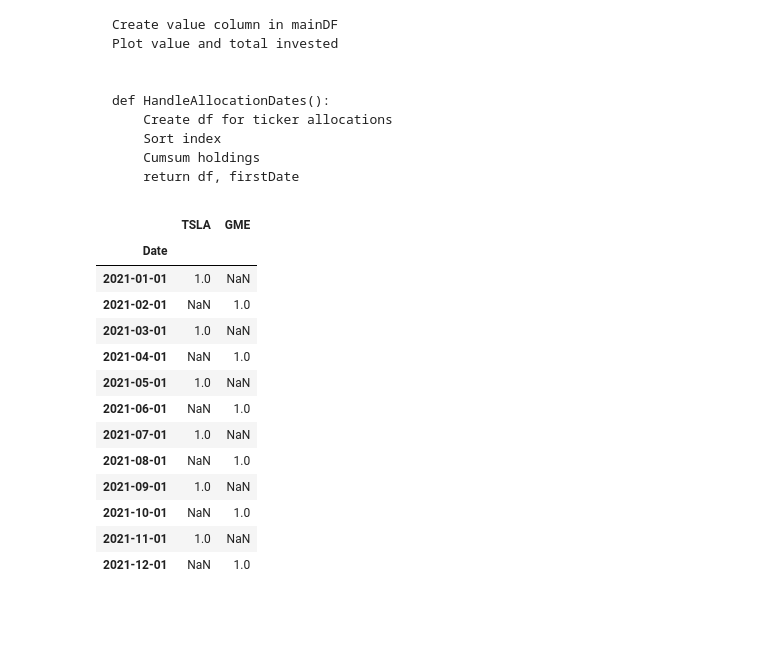
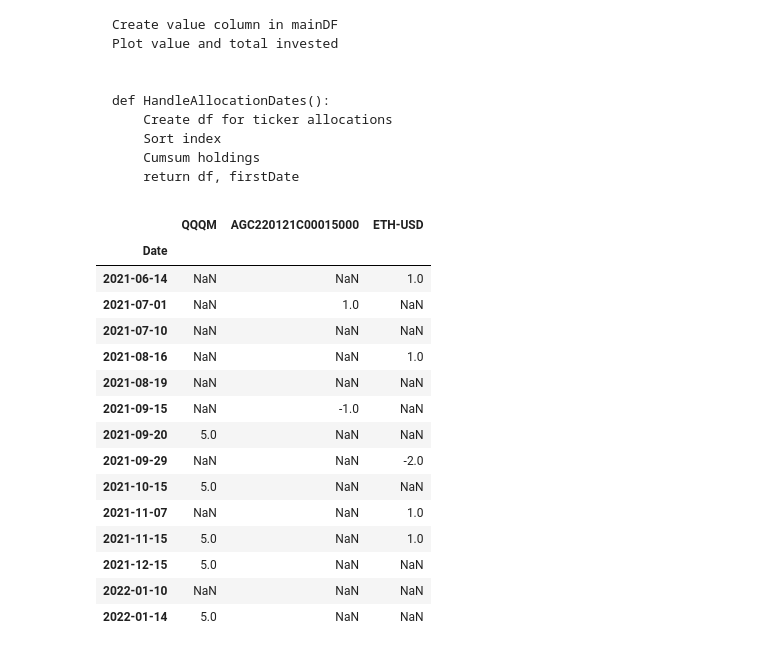
Before and after one commit to rayarka/simple-portfolio-tracker, a Jupyter notebook: portfoliotracker_workbook.ipynb, the cells around one changed output. Saved outputs shown, nothing was run; the diff lists cells and outputs as text; code cells hidden in the pictures; blank space fills up the shorter version.

````diff
--- a/portfoliotracker_workbook.ipynb
+++ b/portfoliotracker_workbook.ipynb
@@ -125,25 +125,27 @@ def HandleAllocationDates():
 ```
 # %%
 # Holdings in a dataframe
-holdings = pd.read_csv('holdings.csv', index_col='Date', parse_dates=True, dayfirst=True)
+holdings = pd.read_csv('sampleholdings.csv', index_col='Date', parse_dates=True, dayfirst=True)
 holdings = holdings.sort_index()
 # holdings = holdings.fillna(0)
 holdings
 # %% [output]
-|  | TSLA | GME |
-| Date |  |  |
-| 2021-01-01 | 1.0 | NaN |
-| 2021-02-01 | NaN | 1.0 |
-| 2021-03-01 | 1.0 | NaN |
-| 2021-04-01 | NaN | 1.0 |
-| 2021-05-01 | 1.0 | NaN |
-| 2021-06-01 | NaN | 1.0 |
-| 2021-07-01 | 1.0 | NaN |
-| 2021-08-01 | NaN | 1.0 |
-| 2021-09-01 | 1.0 | NaN |
-| 2021-10-01 | NaN | 1.0 |
-| 2021-11-01 | 1.0 | NaN |
-| 2021-12-01 | NaN | 1.0 |
+|  | QQQM | AGC220121C00015000 | ETH-USD |
+| Date |  |  |  |
+| 2021-06-14 | NaN | NaN | 1.0 |
+| 2021-07-01 | NaN | 1.0 | NaN |
+| 2021-07-10 | NaN | NaN | NaN |
+| 2021-08-16 | NaN | NaN | 1.0 |
+| 2021-08-19 | NaN | NaN | NaN |
+| 2021-09-15 | NaN | -1.0 | NaN |
+| 2021-09-20 | 5.0 | NaN | NaN |
+| 2021-09-29 | NaN | NaN | -2.0 |
+| 2021-10-15 | 5.0 | NaN | NaN |
+| 2021-11-07 | NaN | NaN | 1.0 |
+| 2021-11-15 | 5.0 | NaN | 1.0 |
+| 2021-12-15 | 5.0 | NaN | NaN |
+| 2022-01-10 | NaN | NaN | NaN |
+| 2022-01-14 | 5.0 | NaN | NaN |
 # %%
 tickers = list(holdings.columns)
 startDate = holdings.index[0]
````
Also changed, not shown: parts of 6 cells of this notebook, 3 other files.
